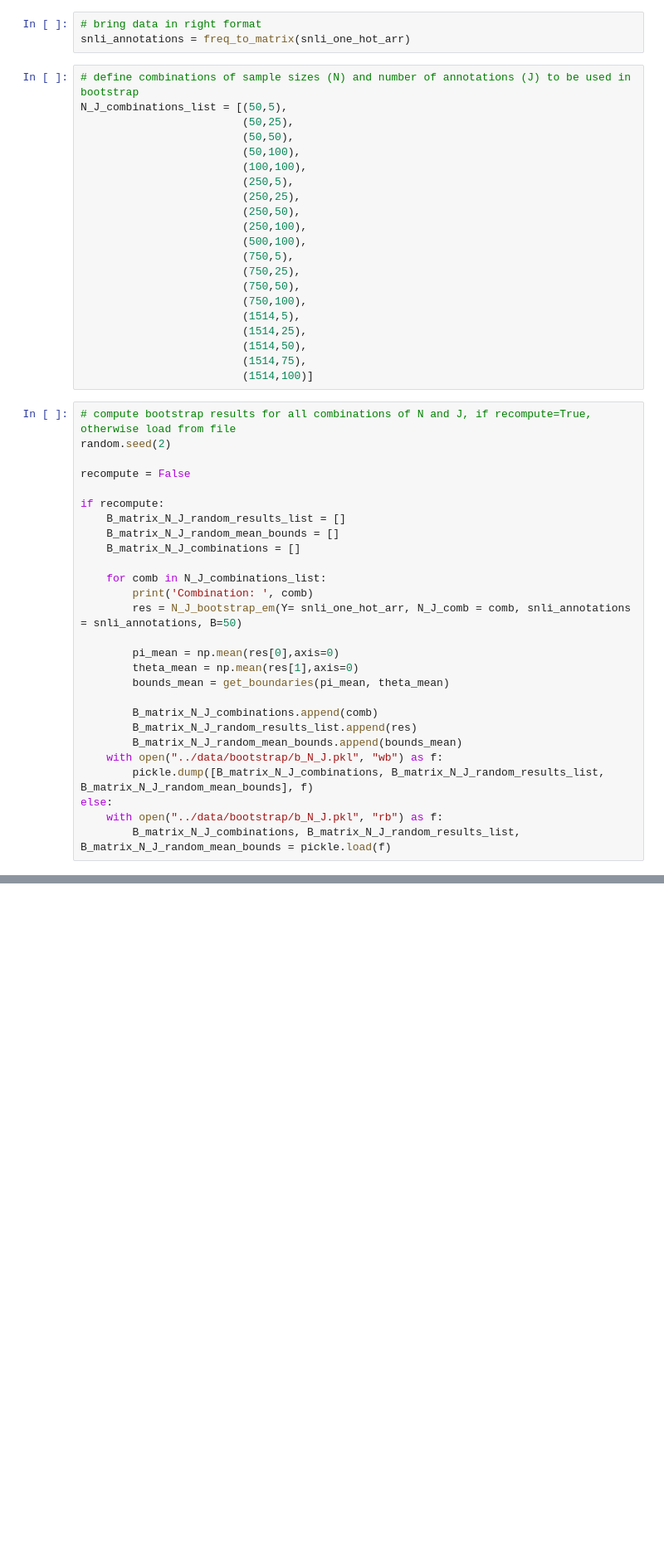
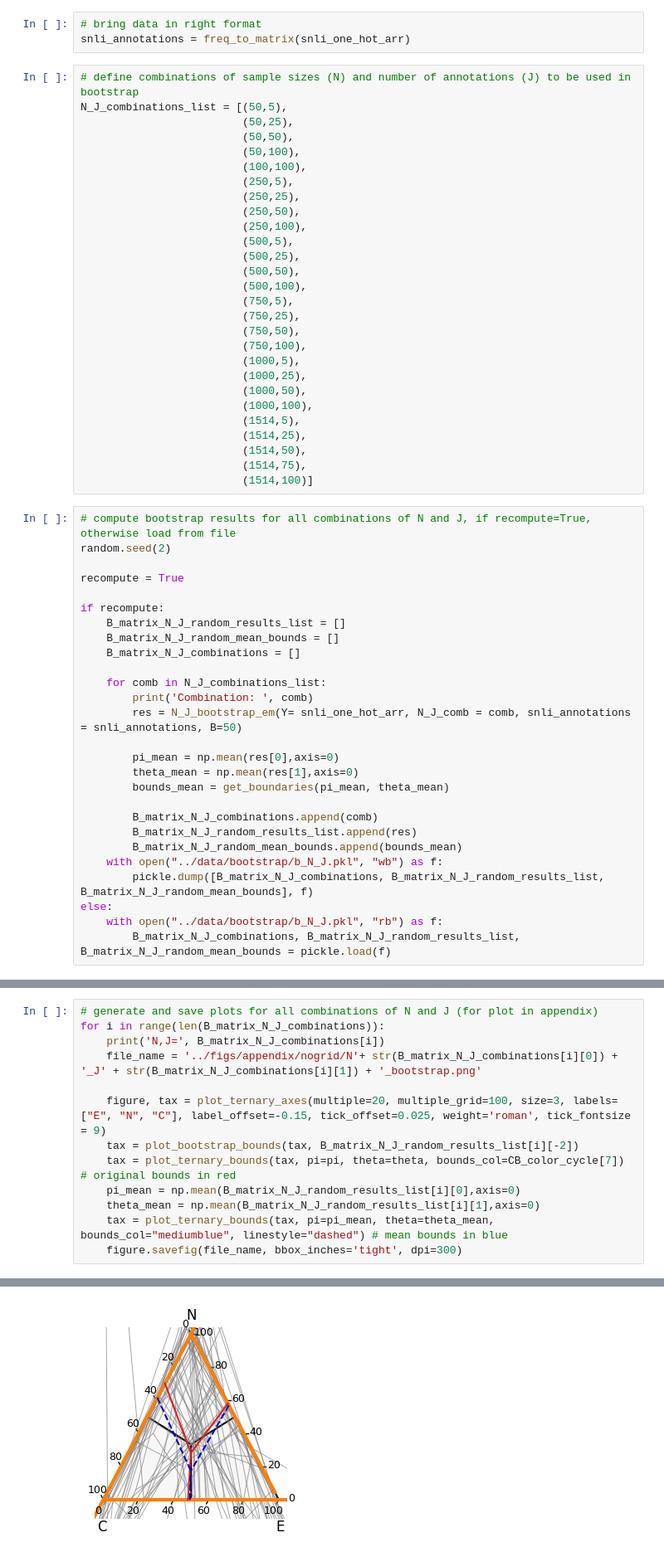
Before and after one commit to corneliagru/label-variation-nli, a Jupyter notebook: notebooks/2_stability_estimation.ipynb, the cells around one changed output, grey strips where cells are left out. Shown at 83% size. Drawn from its saved outputs; the diff is of its cells as text; blank space fills up the shorter version.

```diff
--- a/notebooks/2_stability_estimation.ipynb
+++ b/notebooks/2_stability_estimation.ipynb
@@ -56,11 +56,18 @@ N_J_combinations_list = [(50,5),
                          (250,25),
                          (250,50),
                          (250,100),
+                         (500,5),
+                         (500,25),
+                         (500,50),
                          (500,100),
                          (750,5),
                          (750,25),
                          (750,50),
                          (750,100),
+                         (1000,5),
+                         (1000,25),
+                         (1000,50),
+                         (1000,100),
                          (1514,5),
                          (1514,25),
                          (1514,50),
@@ -70,7 +77,7 @@ N_J_combinations_list = [(50,5),
 # compute bootstrap results for all combinations of N and J, if recompute=True, otherwise load from file
 random.seed(2)
 
-recompute = False
+recompute = True
 
 if recompute:
     B_matrix_N_J_random_results_list = []
@@ -153,0 +183,14 @@ figure.savefig("../figs/full_bootstrap.png", bbox_inches='tight', dpi=300)
+# %%
+# generate and save plots for all combinations of N and J (for plot in appendix)
+for i in range(len(B_matrix_N_J_combinations)):
+    print('N,J=', B_matrix_N_J_combinations[i])
+    file_name = '../figs/appendix/nogrid/N'+ str(B_matrix_N_J_combinations[i][0]) + '_J' + str(B_matrix_N_J_combinations[i][1]) + '_bootstrap.png'
+
+    figure, tax = plot_ternary_axes(multiple=20, multiple_grid=100, size=3, labels=["E", "N", "C"], label_offset=-0.15, tick_offset=0.025, weight='roman', tick_fontsize = 9)
+    tax = plot_bootstrap_bounds(tax, B_matrix_N_J_random_results_list[i][-2])
+    tax = plot_ternary_bounds(tax, pi=pi, theta=theta, bounds_col=CB_color_cycle[7]) # original bounds in red
+    pi_mean = np.mean(B_matrix_N_J_random_results_list[i][0],axis=0)
+    theta_mean = np.mean(B_matrix_N_J_random_results_list[i][1],axis=0)
+    tax = plot_ternary_bounds(tax, pi=pi_mean, theta=theta_mean, bounds_col="mediumblue", linestyle="dashed") # mean bounds in blue
+    figure.savefig(file_name, bbox_inches='tight', dpi=300)
+# %% [output]
@@ -153,0 +214 @@ figure.savefig("../figs/full_bootstrap.png", bbox_inches='tight', dpi=300)
+[figure, added]
```
Also changed, not shown: parts of 4 cells of this notebook, 21 other files.
